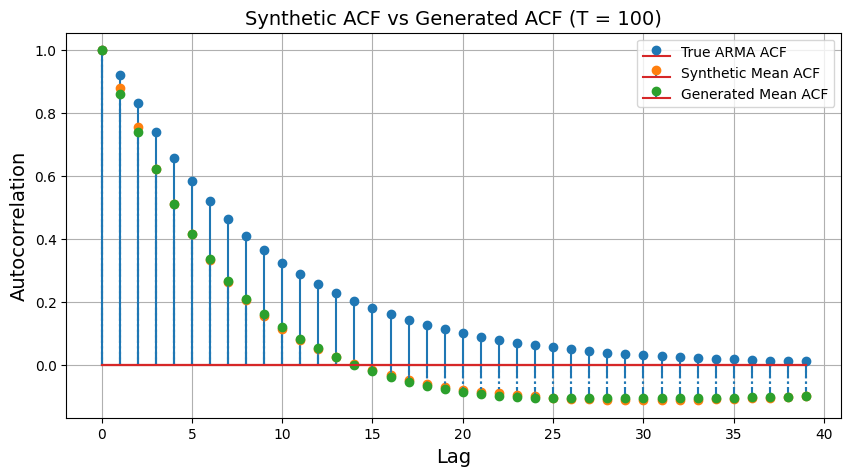
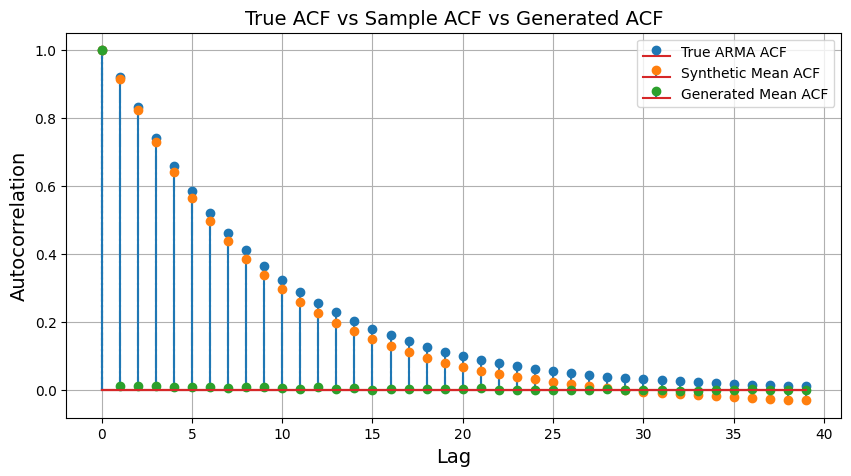
The notebook cell's code change between the first figure and the second:
--- before
+++ after
@@ -10,5 +10,5 @@
 
 
-# Mean generated ACF (dashed line)
+# Mean synthetic ACF (dashed line)
 # plt.plot(lags_range, train_mean_acf, label="Sample Mean ACF", linestyle='--', linewidth=2)
 markerline, stemlines, baseline = plt.stem(lags_range, train_mean_acf, label="Synthetic Mean ACF", linefmt="-.")
@@ -30,10 +30,10 @@
 plt.xlabel("Lag", fontsize=14)
 plt.ylabel("Autocorrelation", fontsize=14)
-# plt.title("True ACF vs Sample ACF vs Generated ACF")
-plt.title("Synthetic ACF vs Generated ACF (T = 100)", fontsize=14)
+plt.title("True ACF vs Sample ACF vs Generated ACF", fontsize=14)
+# plt.title("Synthetic ACF vs Generated ACF (H = 500)", fontsize=14)
 plt.legend()
 plt.grid(True)
 
-plt.savefig('ACF_T100_truth.png', dpi=300, bbox_inches='tight')
+# plt.savefig('ACF_H500_N512.png', dpi=300, bbox_inches='tight')
 
 plt.show()

Commit: update arma